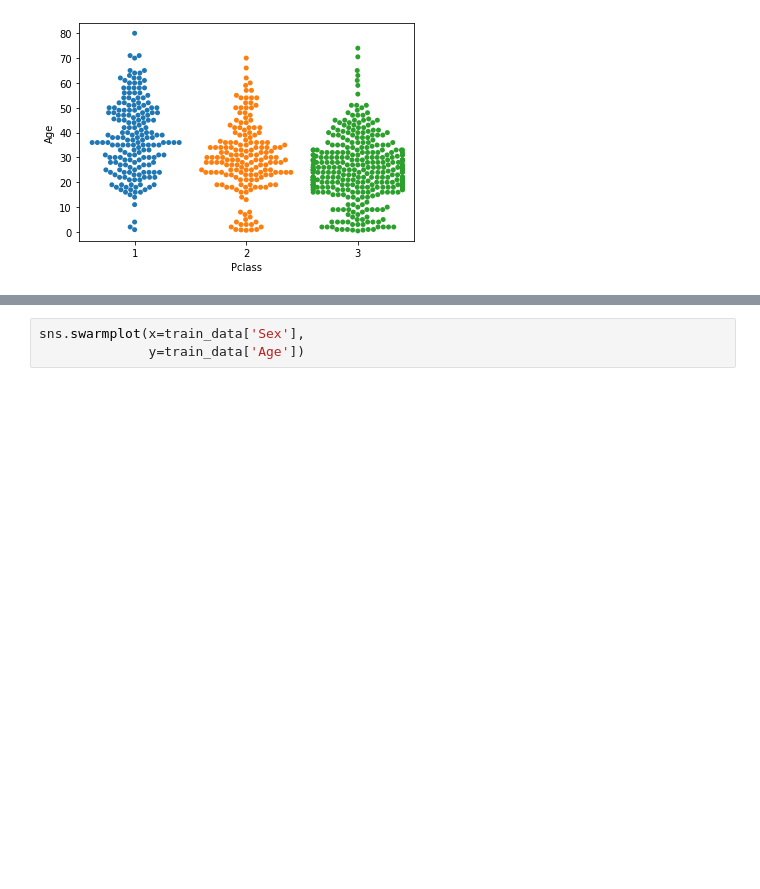
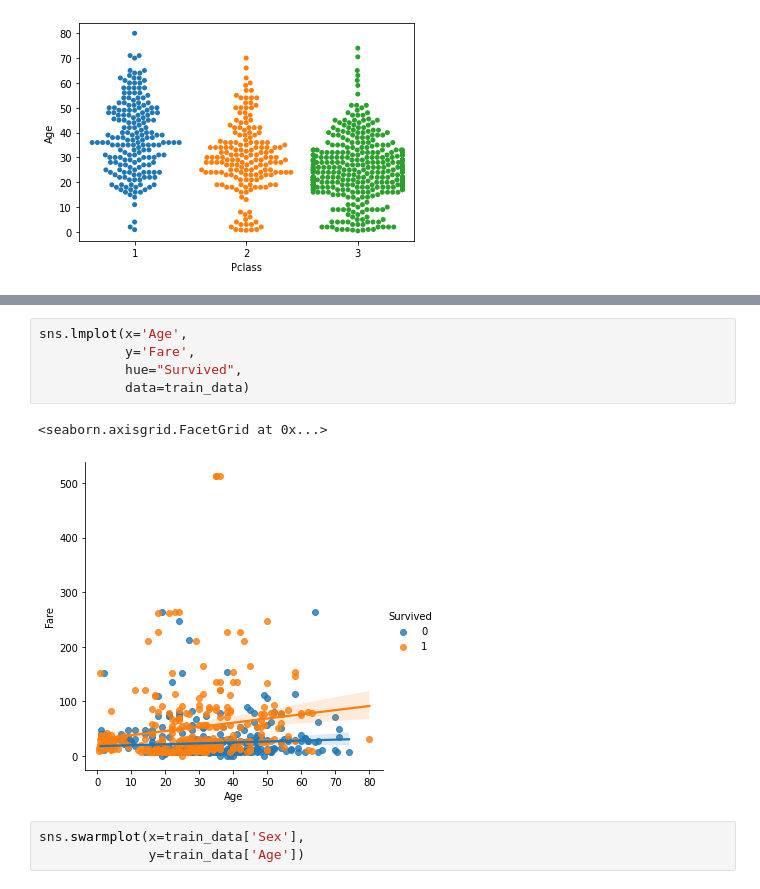
Before and after one commit to tqnvo/kaggle, a Jupyter notebook: ml-titanic-survivor.ipynb, the cells around one changed output, grey strips where cells are left out. Cells and saved outputs as stored; diff of their text form; blank space fills up the shorter version.

```diff
--- a/ml-titanic-survivor.ipynb
+++ b/ml-titanic-survivor.ipynb
@@ -34,3 +50,11 @@ sns.swarmplot(x=train_data['Pclass'],
+# %%
+sns.lmplot(x='Age',
+           y='Fare',
+           hue="Survived",
+           data=train_data)
+# %% [output]
+<seaborn.axisgrid.FacetGrid at 0x...>
+[figure, added]
 # %%
 sns.swarmplot(x=train_data['Sex'],
               y=train_data['Age'])
```
Also changed, not shown: parts of 3 cells of this notebook.
